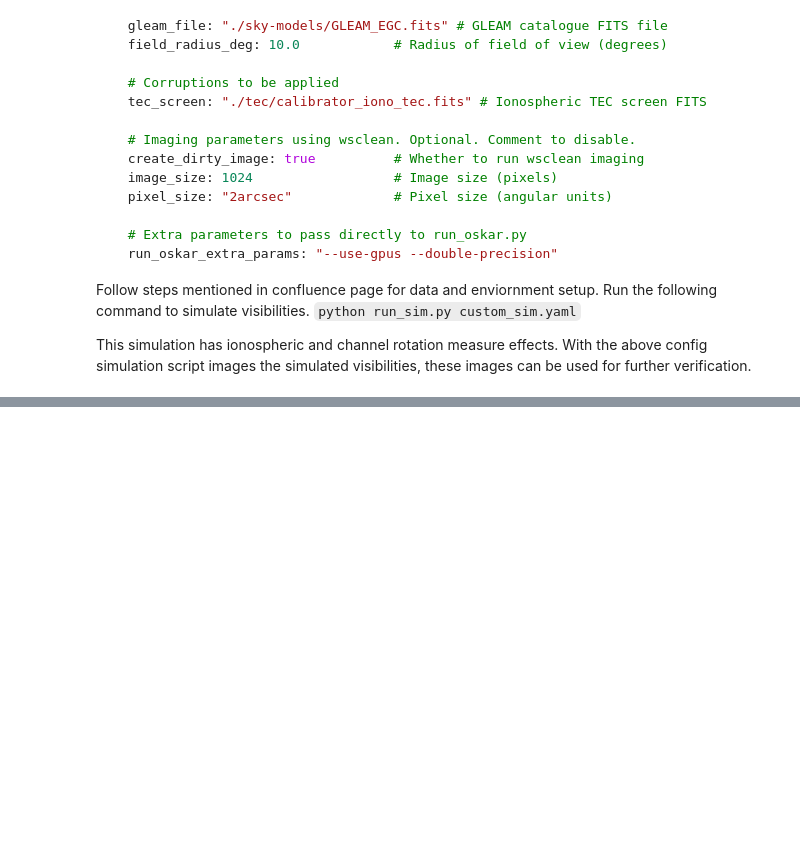
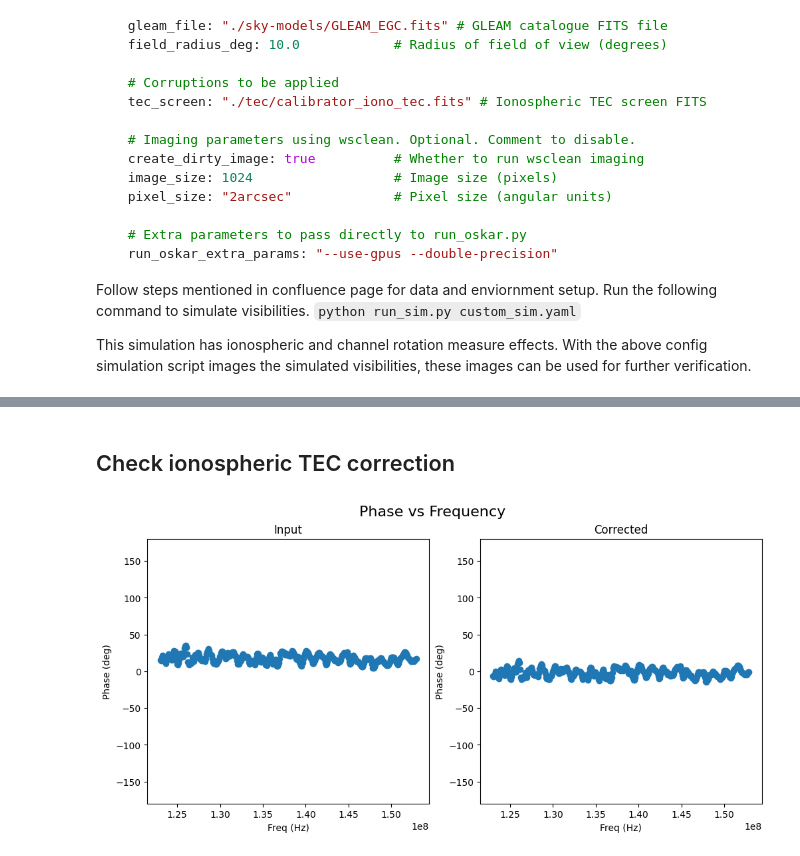
Before and after one commit to jlima91/ska-sdp-instrumental-calibration, a Jupyter notebook: notebooks/validations/validate_channel_rm_stage.ipynb, the cells around one changed output, grey strips where cells are left out. Saved outputs shown, nothing was run; the diff lists cells and outputs as text; code cells hidden in the pictures; blank space fills up the shorter version.

Commit message:
DHR-407: Validate Channel RM
- Add channel RM validation notebooks
- Modify ionospheric delay stage to apply gaintables before correcting
  iono TEC
- Modify ionospheric delay tests

Co-authored-by:

```diff
--- a/notebooks/validations/validate_channel_rm_stage.ipynb
+++ b/notebooks/validations/validate_channel_rm_stage.ipynb
@@ -239,0 +75,11 @@ def plot_pol_angle_vs_freq_xarray(vis):
+# %%
+cache = "../../cache"
+!rm -r {cache}/*
+artifacts_prefix_path = "./channel_rm_cal_artefacts"
+!rm -r {artifacts_prefix_path}/*
+os.makedirs(artifacts_prefix_path, exist_ok=True)
+# %%
+data_dir = "/data/abhinav/SKAO/ska-sdp-instrumental-calibration/scripts/ska_low_sim/ionodelaycal-040526_150902"
+input_data = f"{data_dir}/corrupted_visibilities.ms"
+sky_model_path = f"{data_dir}/converted_sky_model.csv"
+gleam_file_path = "/home/ska/Work/data/INST/sim/gleamegc.dat"
@@ -239,0 +217,5 @@ def plot_pol_angle_vs_freq_xarray(vis):
+# %%
+applied_ms = f"{artifacts_prefix_path}/visibilities/corrupted_visibilities/raw.ms"
+
+input_vis = load_ms_as_dataset_with_time_chunks(input_data, 30).load()
+corrected_vis = load_ms_as_dataset_with_time_chunks(applied_ms, 30).load()
@@ -239,0 +227,9 @@ def plot_pol_angle_vs_freq_xarray(vis):
+# %% [markdown]
+## Check ionospheric TEC correction
+# %%
+baseline = 20
+channel = 100
+
+plot_phase_vs_freq(input_vis,corrected_vis,10,baseline,artifacts_prefix_path)
+# %% [output]
+[figure, added]
```
Also changed, not shown: parts of 17 cells of this notebook, 5 other files.
